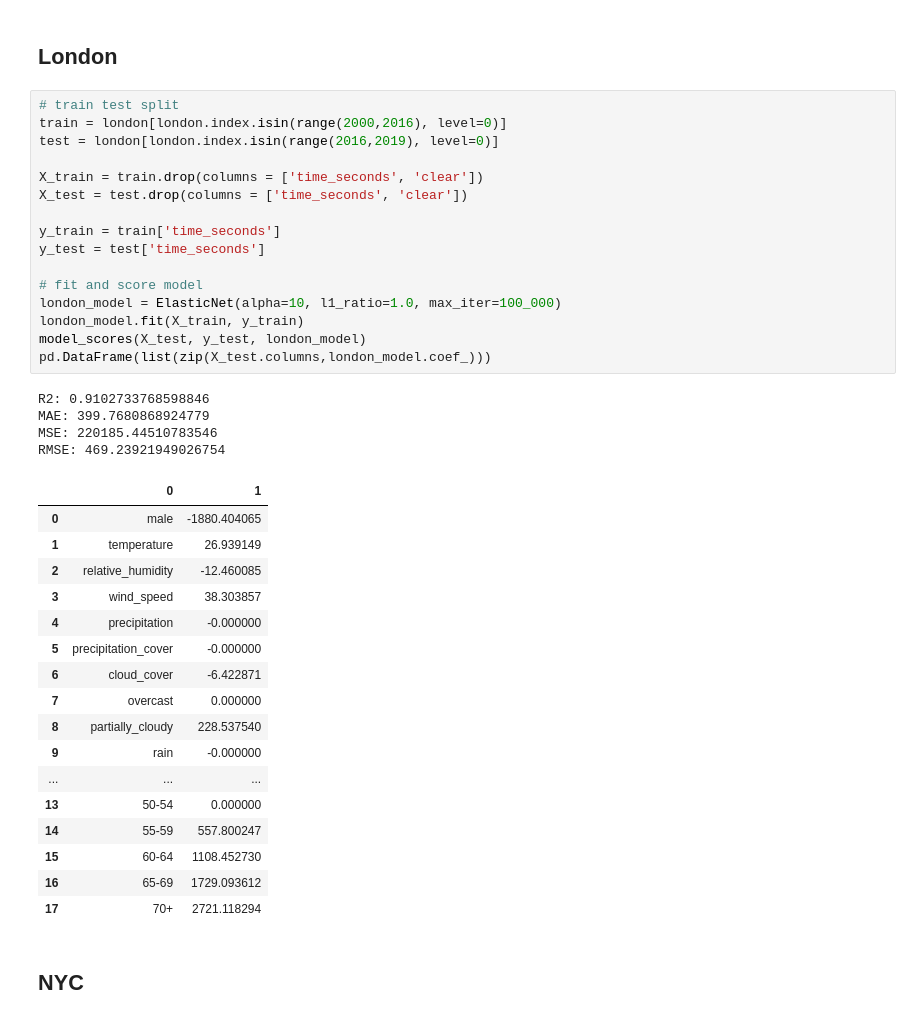
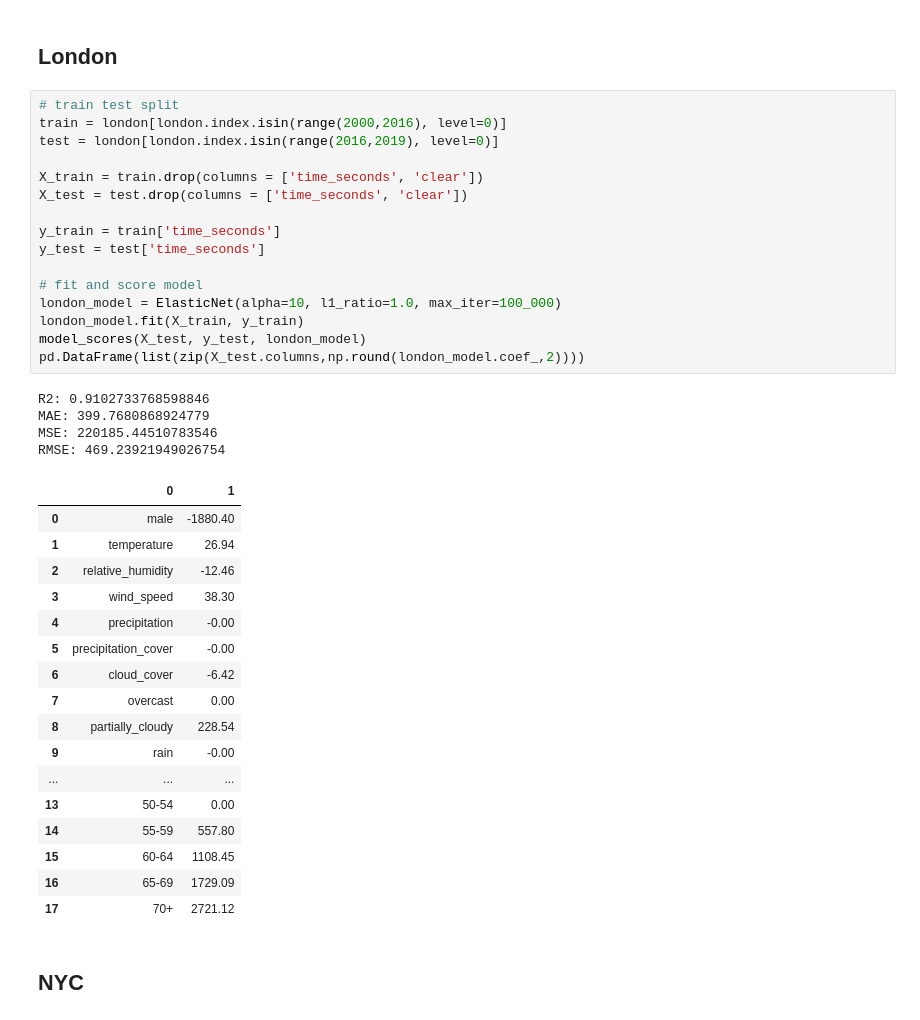
Before and after one commit to dwagenhurst/Marathon_Times_and_Weather, a Jupyter notebook: Final Models.ipynb, the cells around one changed output. Drawn from its saved outputs; the diff is of its cells as text.

```diff
--- a/Final Models.ipynb
+++ b/Final Models.ipynb
@@ -376,41 +376,41 @@ combined.columns = ['male','time_seconds', 'temperature', 'relative_humidity', '
 # %%
 # train test split
 train = london[london.index.isin(range(2000,2016), level=0)]
 test = london[london.index.isin(range(2016,2019), level=0)]
 
 X_train = train.drop(columns = ['time_seconds', 'clear'])
 X_test = test.drop(columns = ['time_seconds', 'clear'])
 
 y_train = train['time_seconds']
 y_test = test['time_seconds']
 
 # fit and score model
 london_model = ElasticNet(alpha=10, l1_ratio=1.0, max_iter=100_000)
 london_model.fit(X_train, y_train)
 model_scores(X_test, y_test, london_model)
-pd.DataFrame(list(zip(X_test.columns,london_model.coef_)))
+pd.DataFrame(list(zip(X_test.columns,np.round(london_model.coef_,2))))
 # %% [output]
 R2: 0.9102733768598846
 MAE: 399.7680868924779
 MSE: 220185.44510783546
 RMSE: 469.23921949026754
 |  | 0 | 1 |
-| 0 | male | -1880.404065 |
-| 1 | temperature | 26.939149 |
-| 2 | relative_humidity | -12.460085 |
-| 3 | wind_speed | 38.303857 |
-| 4 | precipitation | -0.000000 |
-| 5 | precipitation_cover | -0.000000 |
-| 6 | cloud_cover | -6.422871 |
-| 7 | overcast | 0.000000 |
-| 8 | partially_cloudy | 228.537540 |
-| 9 | rain | -0.000000 |
+| 0 | male | -1880.40 |
+| 1 | temperature | 26.94 |
+| 2 | relative_humidity | -12.46 |
+| 3 | wind_speed | 38.30 |
+| 4 | precipitation | -0.00 |
+| 5 | precipitation_cover | -0.00 |
+| 6 | cloud_cover | -6.42 |
+| 7 | overcast | 0.00 |
+| 8 | partially_cloudy | 228.54 |
+| 9 | rain | -0.00 |
 | ... | ... | ... |
-| 13 | 50-54 | 0.000000 |
-| 14 | 55-59 | 557.800247 |
-| 15 | 60-64 | 1108.452730 |
-| 16 | 65-69 | 1729.093612 |
-| 17 | 70+ | 2721.118294 |
+| 13 | 50-54 | 0.00 |
+| 14 | 55-59 | 557.80 |
+| 15 | 60-64 | 1108.45 |
+| 16 | 65-69 | 1729.09 |
+| 17 | 70+ | 2721.12 |
 # %% [markdown]
 ## NYC
 # %%
```
Also changed, not shown: parts of 5 cells of this notebook, 2 other files.
